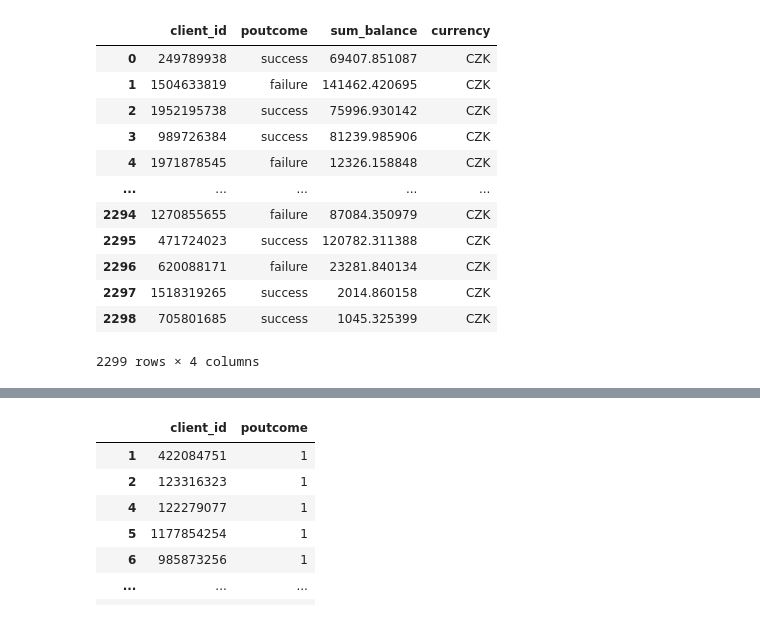
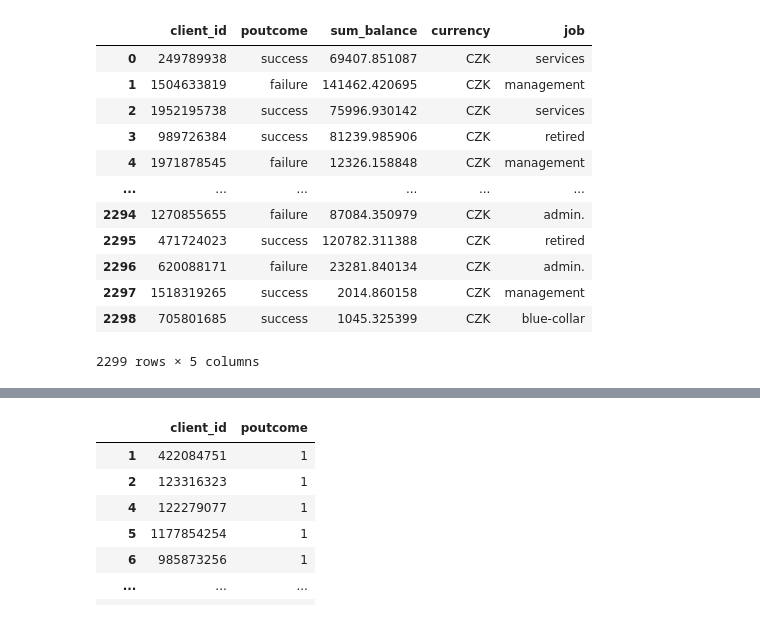
Before and after one commit to VladislavSpirydonau/Final-project-C4Y, a Jupyter notebook: revenue counting.ipynb, the cells around one changed output, grey strips where cells are left out. Drawn from its saved outputs; the diff is of its cells as text; code cells hidden in the pictures.

```diff
--- a/revenue counting.ipynb
+++ b/revenue counting.ipynb
@@ -19,35 +19,37 @@ from sklearn.ensemble import GradientBoostingRegressor
 # %%
 conn = sqlite3.connect(r'C:\Users\spiri\codingbootcamp\Final-project-C4Y\data.db')
 cursor = conn.cursor()
 query = ('''WITH sum_balance as (
     select
          client_id,
          SUM(balance) as sum_balance,
          currency
     from balances
     group by 1
 )
-Select inv_campaign_eval.client_id, inv_campaign_eval.poutcome, sum_balance.sum_balance, sum_balance.currency
+Select inv_campaign_eval.client_id, inv_campaign_eval.poutcome, sum_balance.sum_balance, sum_balance.currency, client.job
 from inv_campaign_eval
 left join sum_balance
-on inv_campaign_eval.client_id = sum_balance.client_id''')
+on inv_campaign_eval.client_id = sum_balance.client_id
+left join client
+on inv_campaign_eval.client_id = client.client_id''')
 df = pd.read_sql_query(query, conn)
 
 df
 # %% [output]
-|  | client_id | poutcome | sum_balance | currency |
-| 0 | 249789938 | success | 69407.851087 | CZK |
-| 1 | 1504633819 | failure | 141462.420695 | CZK |
-| 2 | 1952195738 | success | 75996.930142 | CZK |
-| 3 | 989726384 | success | 81239.985906 | CZK |
-| 4 | 1971878545 | failure | 12326.158848 | CZK |
-| ... | ... | ... | ... | ... |
-| 2294 | 1270855655 | failure | 87084.350979 | CZK |
-| 2295 | 471724023 | success | 120782.311388 | CZK |
-| 2296 | 620088171 | failure | 23281.840134 | CZK |
-| 2297 | 1518319265 | success | 2014.860158 | CZK |
-| 2298 | 705801685 | success | 1045.325399 | CZK |
+|  | client_id | poutcome | sum_balance | currency | job |
+| 0 | 249789938 | success | 69407.851087 | CZK | services |
+| 1 | 1504633819 | failure | 141462.420695 | CZK | management |
+| 2 | 1952195738 | success | 75996.930142 | CZK | services |
+| 3 | 989726384 | success | 81239.985906 | CZK | retired |
+| 4 | 1971878545 | failure | 12326.158848 | CZK | management |
+| ... | ... | ... | ... | ... | ... |
+| 2294 | 1270855655 | failure | 87084.350979 | CZK | admin. |
+| 2295 | 471724023 | success | 120782.311388 | CZK | retired |
+| 2296 | 620088171 | failure | 23281.840134 | CZK | admin. |
+| 2297 | 1518319265 | success | 2014.860158 | CZK | management |
+| 2298 | 705801685 | success | 1045.325399 | CZK | blue-collar |
-2299 rows × 4 columns
+2299 rows × 5 columns
 # %%
 df.nunique()
 # %% [output]
```
Also changed, not shown: parts of 16 cells of this notebook, 3 other files.
